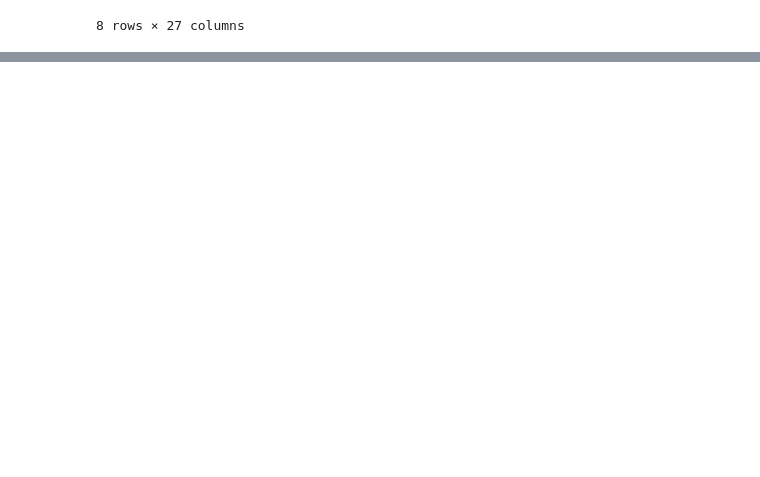
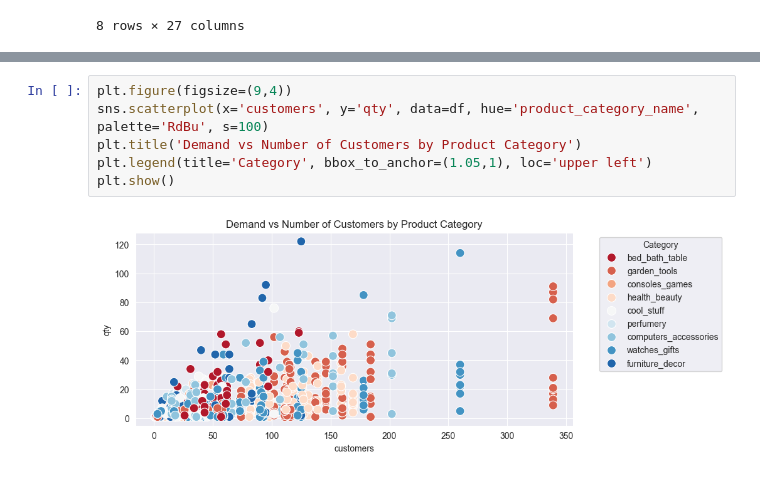
Before and after one commit to enyo-ojo/Pricing-Forecasts-Deal-Support-, a Jupyter notebook: pricing eda.ipynb, the cells around one changed output, grey strips where cells are left out. Drawn from its saved outputs; the diff is of its cells as text; blank space fills up the shorter version.

```diff
--- a/pricing eda.ipynb
+++ b/pricing eda.ipynb
@@ -60,0 +66,8 @@ plt.show()
+# %%
+plt.figure(figsize=(9,4))
+sns.scatterplot(x='customers', y='qty', data=df, hue='product_category_name', palette='RdBu', s=100)
+plt.title('Demand vs Number of Customers by Product Category')
+plt.legend(title='Category', bbox_to_anchor=(1.05,1), loc='upper left')
+plt.show()
+# %% [output]
+[figure, added]
```
Also changed, not shown: parts of 27 cells of this notebook, 1 other file.
